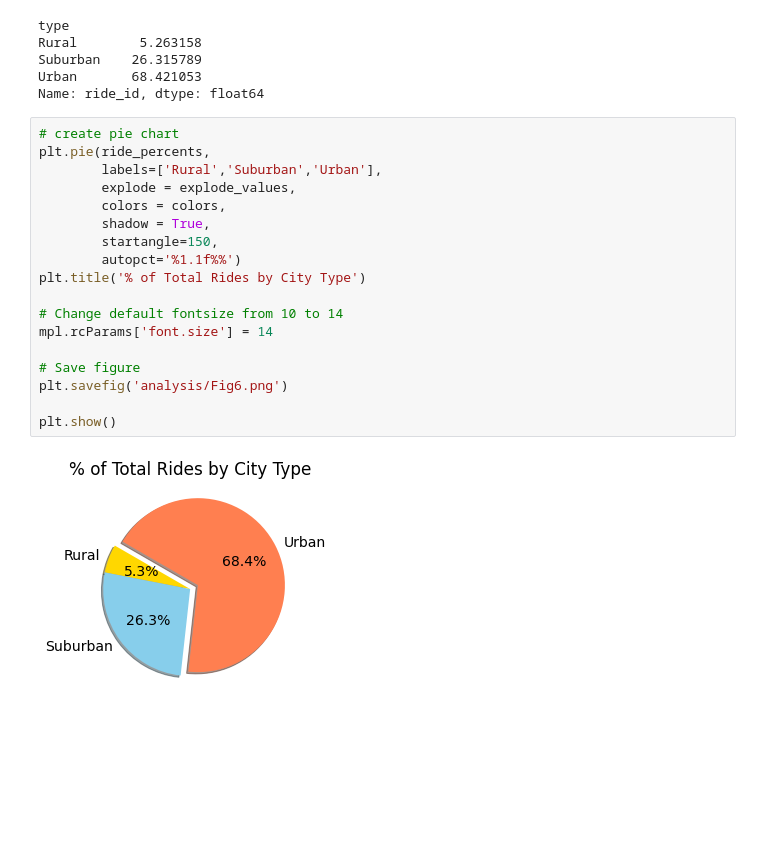
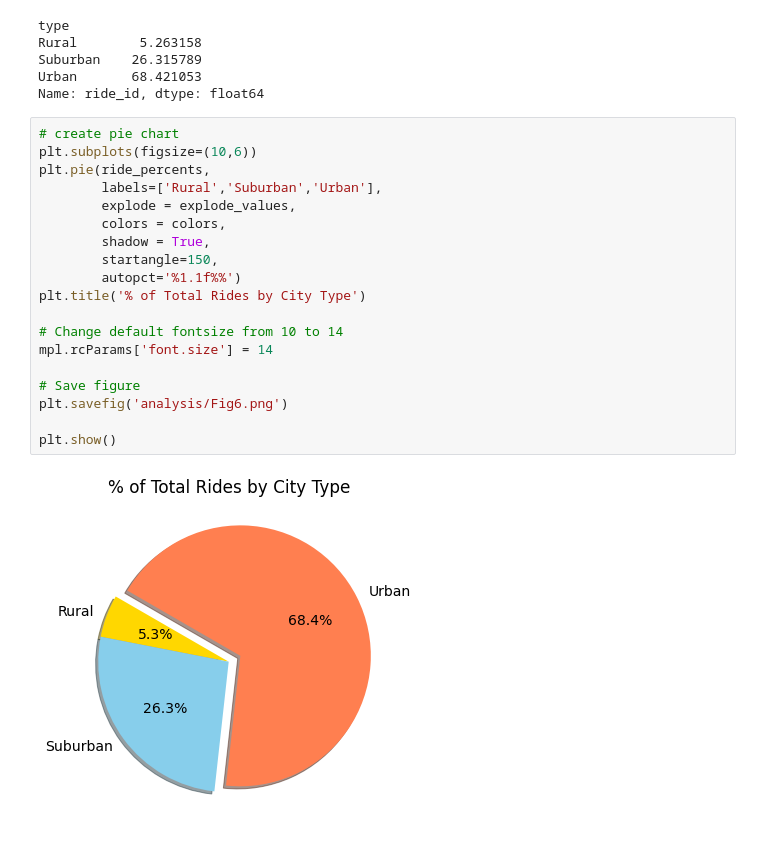
Before and after one commit to dyl-lee/PyBer_Analysis, a Jupyter notebook: PyBer.ipynb, the cells around one changed output. Cells and saved outputs as stored; diff of their text form; blank space fills up the shorter version.

```diff
--- a/PyBer.ipynb
+++ b/PyBer.ipynb
@@ -772,21 +772,22 @@ Urban       68.421053
 Name: ride_id, dtype: float64
 # %%
 # create pie chart
+plt.subplots(figsize=(10,6))
 plt.pie(ride_percents,
         labels=['Rural','Suburban','Urban'],
         explode = explode_values,
         colors = colors,
         shadow = True,
         startangle=150,
         autopct='%1.1f%%')
 plt.title('% of Total Rides by City Type')
 
 # Change default fontsize from 10 to 14
 mpl.rcParams['font.size'] = 14
 
 # Save figure
 plt.savefig('analysis/Fig6.png')
 
 plt.show()
 # %% [output]
-[figure, old version]
+[figure, new version]
```
Also changed, not shown: parts of 2 cells of this notebook, 2 other files.
